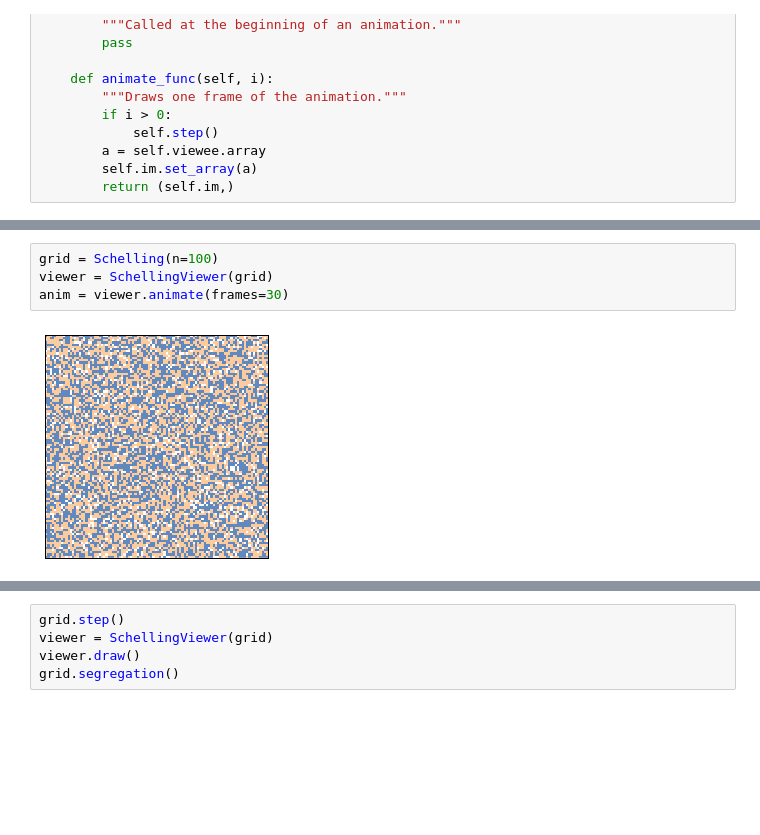
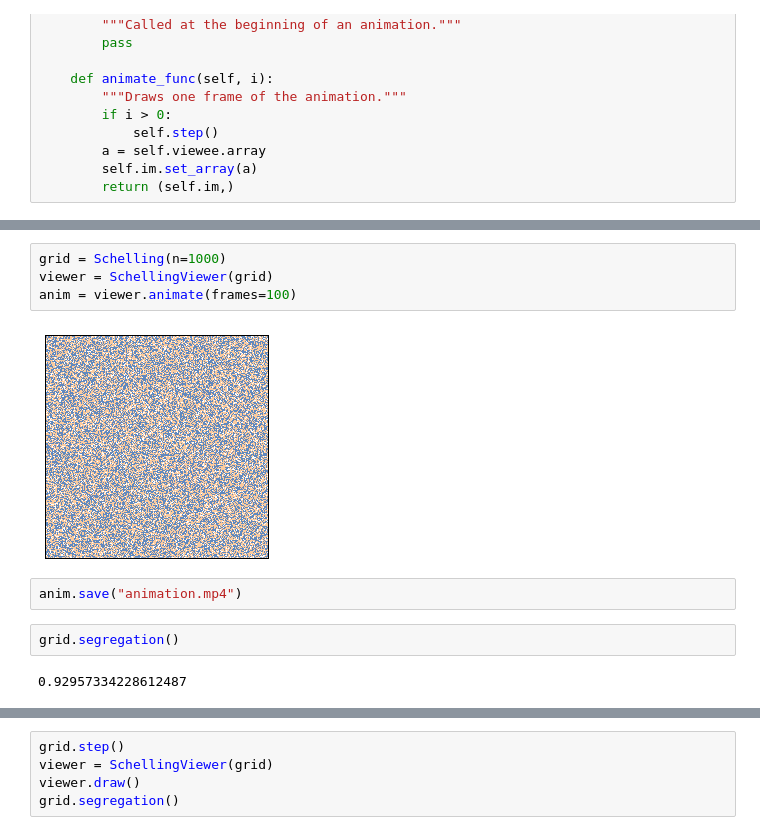
Before and after one commit to davidlowryduda/notebooks, a Jupyter notebook: Gerrymandering/Untitled.ipynb, the cells around one changed output, grey strips where cells are left out. Drawn from its saved outputs; the diff is of its cells as text; blank space fills up the shorter version.

```diff
--- a/Gerrymandering/Untitled.ipynb
+++ b/Gerrymandering/Untitled.ipynb
@@ -305,6 +305,12 @@ grid.segregation()
 # %%
-grid = Schelling(n=100)
+grid = Schelling(n=1000)
 viewer = SchellingViewer(grid)
-anim = viewer.animate(frames=30)
+anim = viewer.animate(frames=100)
 # %% [output]
-[figure, old version]
+[figure, new version]
+# %%
+anim.save("animation.mp4")
+# %%
+grid.segregation()
+# %% [output]
+0.92957334228612487
```
Also changed, not shown: parts of 4 cells of this notebook.
